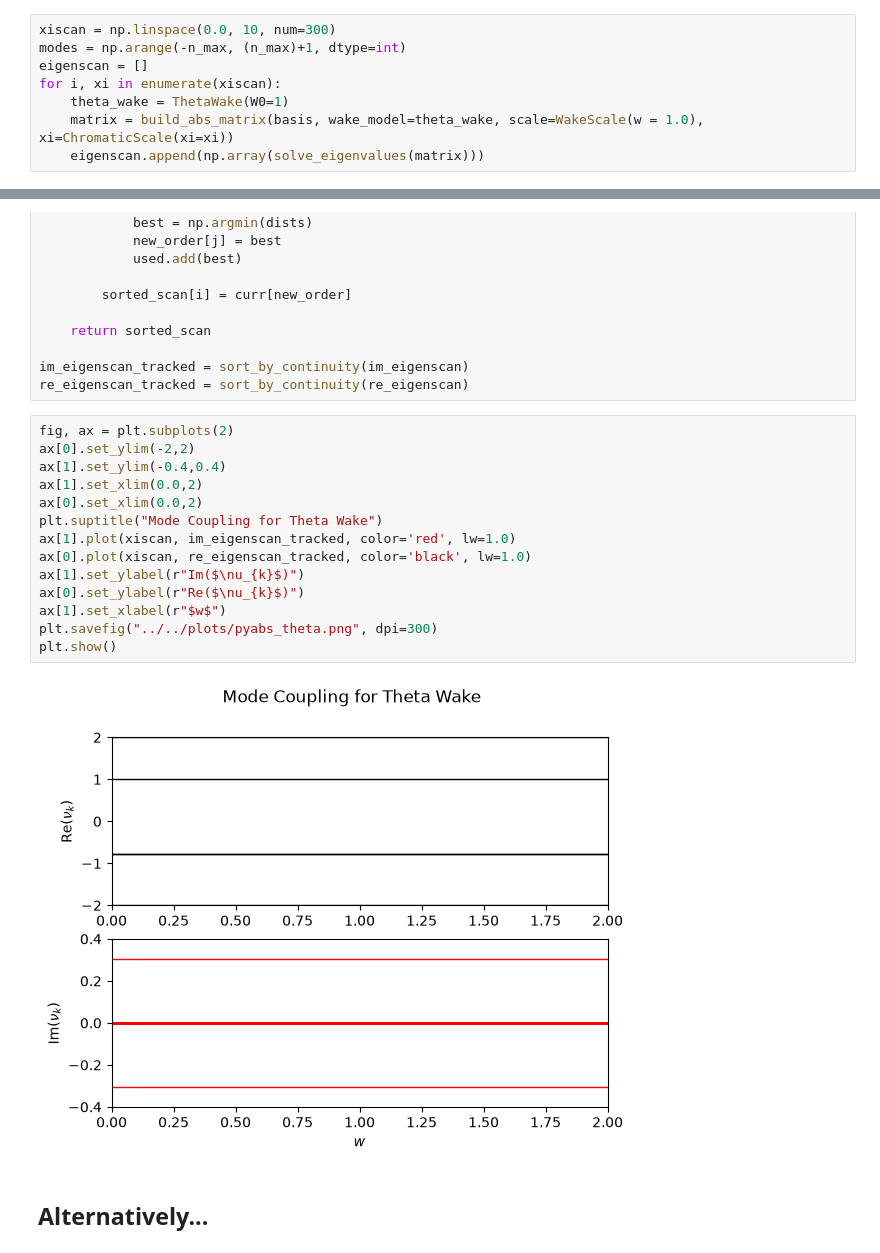
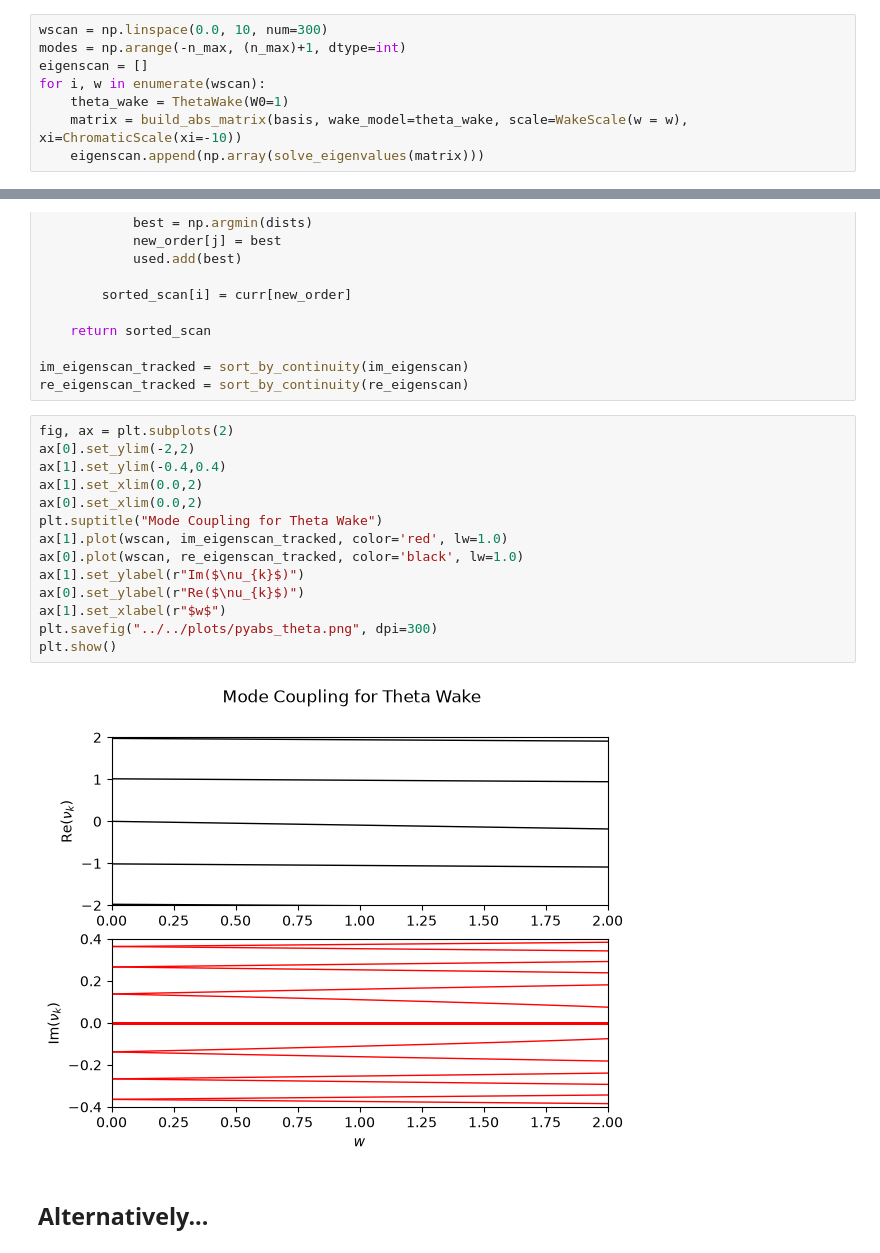
Before and after one commit to gonza94/pyABS, a Jupyter notebook: examples/4) Chromaticity.ipynb, the cells around one changed output, grey strips where cells are left out. Drawn from its saved outputs; the diff is of its cells as text.

```diff
--- a/examples/4) Chromaticity.ipynb
+++ b/examples/4) Chromaticity.ipynb
@@ -22,12 +25,12 @@ from pyabs.solvers.systemsolvers import solve_system
 n_max=50
 basis = build_abs_basis(np, ABSBasisConfig(n_max=n_max, q=0))
 # %%
-xiscan = np.linspace(0.0, 10, num=300)
+wscan = np.linspace(0.0, 10, num=300)
 modes = np.arange(-n_max, (n_max)+1, dtype=int)
 eigenscan = []
-for i, xi in enumerate(xiscan):
+for i, w in enumerate(wscan):
     theta_wake = ThetaWake(W0=1)
-    matrix = build_abs_matrix(basis, wake_model=theta_wake, scale=WakeScale(w = 1.0), xi=ChromaticScale(xi=xi))
+    matrix = build_abs_matrix(basis, wake_model=theta_wake, scale=WakeScale(w = w), xi=ChromaticScale(xi=-10))
     eigenscan.append(np.array(solve_eigenvalues(matrix)))
 # %%
 im_eigenscan = np.array(np.imag(eigenscan))
@@ -60,19 +63,19 @@ re_eigenscan_tracked = sort_by_continuity(re_eigenscan)
 # %%
 fig, ax = plt.subplots(2)
 ax[0].set_ylim(-2,2)
 ax[1].set_ylim(-0.4,0.4)
 ax[1].set_xlim(0.0,2)
 ax[0].set_xlim(0.0,2)
 plt.suptitle("Mode Coupling for Theta Wake")
-ax[1].plot(xiscan, im_eigenscan_tracked, color='red', lw=1.0)
-ax[0].plot(xiscan, re_eigenscan_tracked, color='black', lw=1.0)
+ax[1].plot(wscan, im_eigenscan_tracked, color='red', lw=1.0)
+ax[0].plot(wscan, re_eigenscan_tracked, color='black', lw=1.0)
 ax[1].set_ylabel(r"Im($\nu_{k}$)")
 ax[0].set_ylabel(r"Re($\nu_{k}$)")
 ax[1].set_xlabel(r"$w$")
 plt.savefig("../../plots/pyabs_theta.png", dpi=300)
 plt.show()
 # %% [output]
-[figure, old version]
+[figure, new version]
 # %% [markdown]
 ## Alternatively...
 # %%
```
Also changed, not shown: parts of 4 cells of this notebook, 5 other files.
